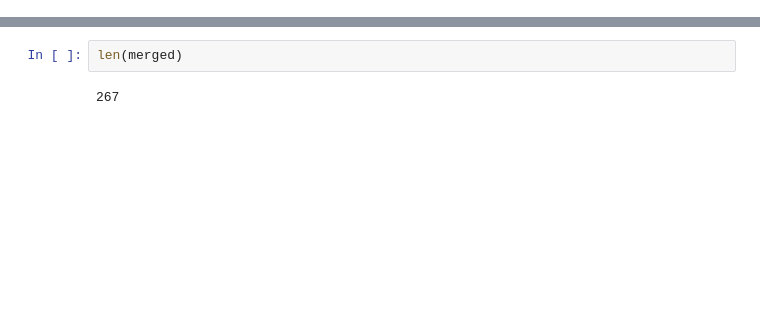
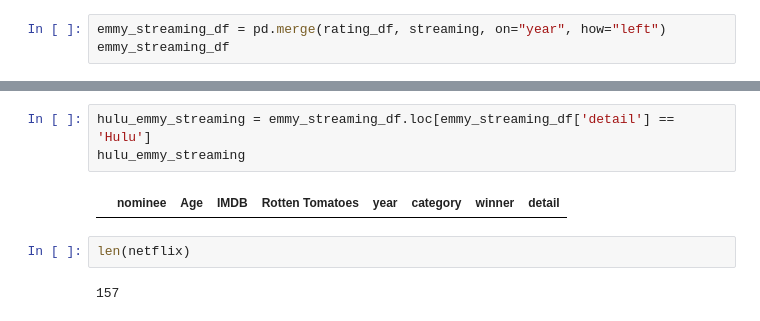
Before and after one commit to jzhao0626/ProjectETL_Movie, a Jupyter notebook: Untitled.ipynb, the cells around one changed output, grey strips where cells are left out. Cells and saved outputs as stored; diff of their text form; blank space fills up the shorter version.

```diff
--- a/Untitled.ipynb
+++ b/Untitled.ipynb
@@ -55,0 +86,3 @@ winner_df = merged_filtered.loc[merged_filtered['winner'] == 1]
+# %%
+emmy_streaming_df = pd.merge(rating_df, streaming, on="year", how="left")
+emmy_streaming_df
@@ -56,4 +122,9 @@ winner_df = merged_filtered.loc[merged_filtered['winner'] == 1]
+# %%
+hulu_emmy_streaming = emmy_streaming_df.loc[emmy_streaming_df['detail'] == 'Hulu']
+hulu_emmy_streaming
+# %% [output]
+|  | nominee | Age | IMDB | Rotten Tomatoes | year | category | winner | detail |
 # %%
-len(merged)
+len(netflix)
 # %% [output]
-267
+157
```
Also changed, not shown: parts of 22 cells of this notebook.
